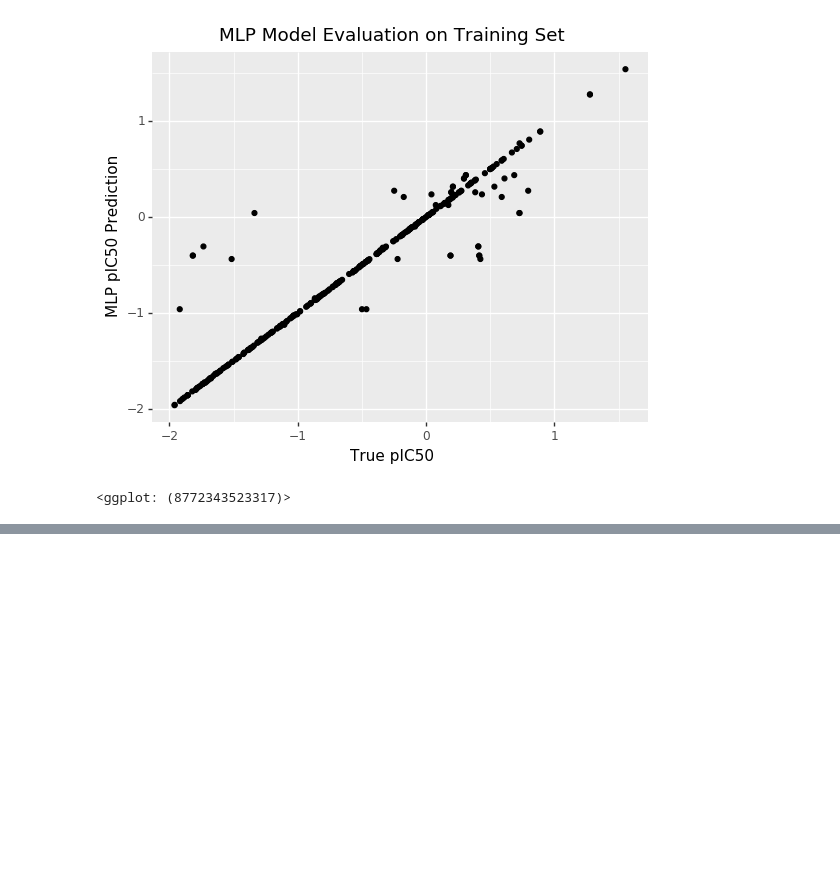
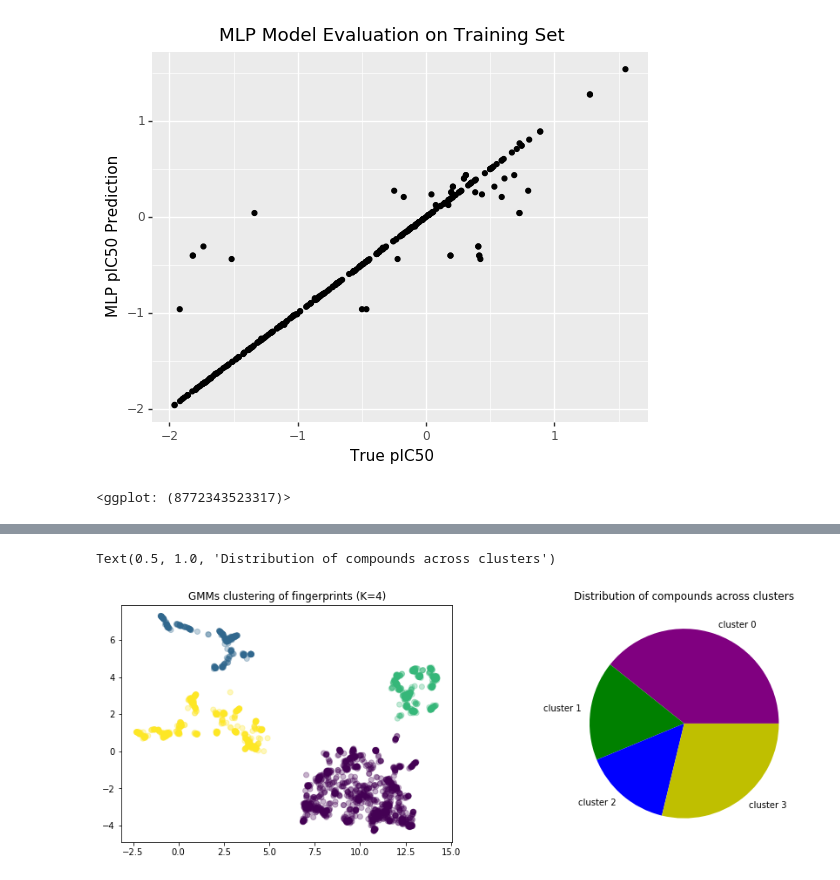
Before and after one commit to SABS-DataScienceForDrugDiscovery-9/COVID_moonshot_analysis, a Jupyter notebook: workflow_presentation.ipynb, the cells around one changed output, grey strips where cells are left out. Saved outputs shown, nothing was run; the diff lists cells and outputs as text; code cells hidden in the pictures; blank space fills up the shorter version.

```diff
--- a/workflow_presentation.ipynb
+++ b/workflow_presentation.ipynb
@@ -340,0 +434,23 @@ Test data RMS Error: 0.559
+# %%
+#GMMs
+gm=sklearn.mixture.GaussianMixture(n_components=4)
+gm=gm.fit(FPS_trans)
+clusters_gm=gm.predict(FPS_trans)
+
+#K-Means
+km=sklearn.cluster.KMeans(n_clusters=4)
+km=km.fit(FPS_trans)
+clusters_km=km.predict(FPS_trans)
+# %%
+fig,ax=plt.subplots(1,2,figsize=(15,5))
+
+
+ax[0].scatter(FPS_trans[:,0],FPS_trans[:,1],c=clusters_gm,alpha=0.3)
+ax[0].set_title('GMMs clustering of fingerprints (K=4)')
+cluster_sizes=[np.sum(np.where(clusters_gm==i)) for i in range(4)]
+cluster_labels=['cluster '+ str(i) for i in range(4)]
+ax[1].pie(cluster_sizes,labels=cluster_labels, colors=['purple','g','b','y'])
+ax[1].set_title('Distribution of compounds across clusters')
+# %% [output]
+Text(0.5, 1.0, 'Distribution of compounds across clusters')
+[figure, added]
```
Also changed, not shown: parts of 11 cells of this notebook.
